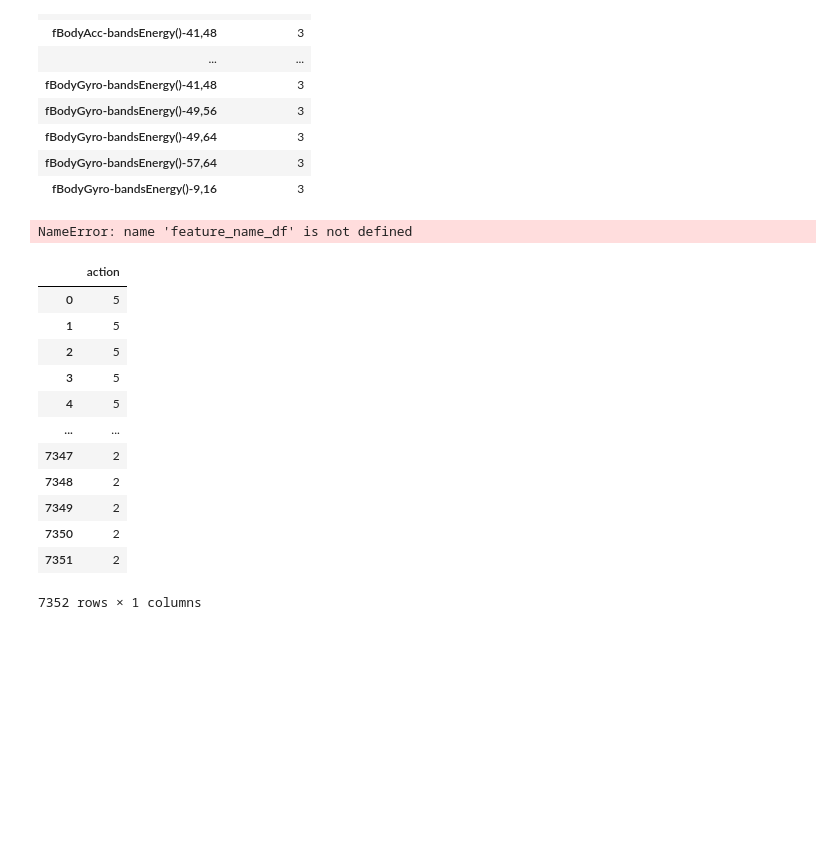
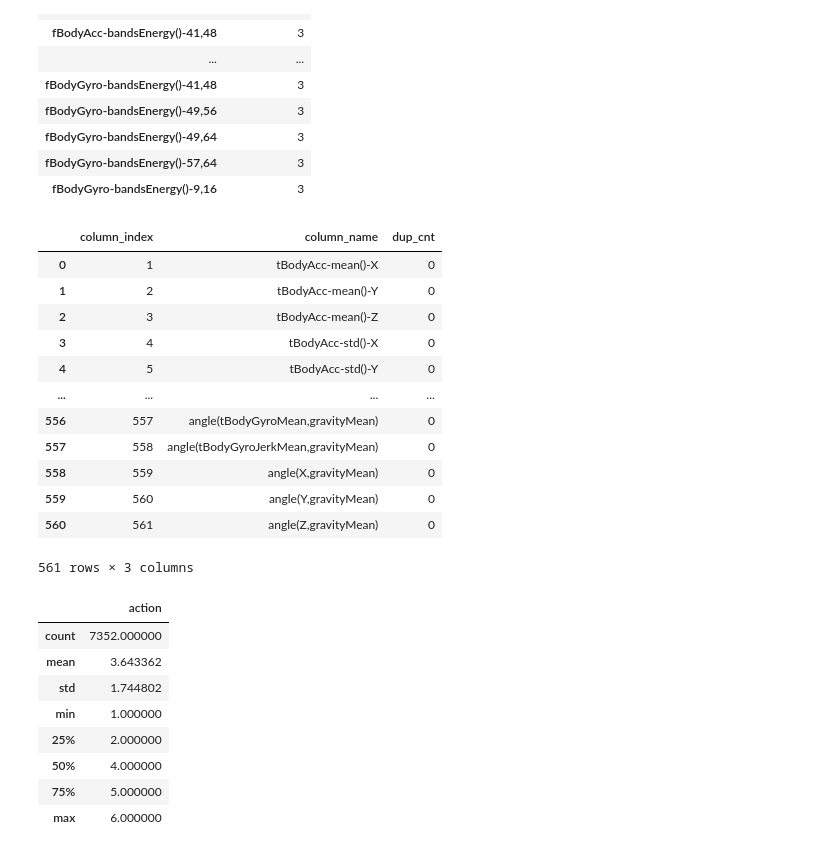
Before and after one commit to kbigdata0010/ml, a Jupyter notebook: HumanActivityRecognition.ipynb, the cells around one changed output. Drawn from its saved outputs; the diff is of its cells as text; code cells hidden in the pictures; blank space fills up the shorter version.

```diff
--- a/HumanActivityRecognition.ipynb
+++ b/HumanActivityRecognition.ipynb
@@ -2,7 +2,7 @@
 import pandas as pd
 import matplotlib.pyplot as plt
 
-feature_name_df = pd.read_csv('C:/apps/ml/datasets/UCI HAR Dataset/features.txt',sep=' ' , header=None , names=['column_index', 'column_name'])
+feature_name_df = pd.read_csv('./datasets/UCI HAR Dataset/features.txt',sep=' ' , header=None , names=['column_index', 'column_name'])
 feature_name = feature_name_df.iloc[:, 1].tolist()
 feature_name
 # %% [output]
@@ -61,7 +61,19 @@ def get_new_feature_name_df(old_feature_name_df):
 # %%
 get_new_feature_name_df(feature_name_df)
 # %% [output]
+|  | column_index | column_name | dup_cnt |
+| 0 | 1 | tBodyAcc-mean()-X | 0 |
+| 1 | 2 | tBodyAcc-mean()-Y | 0 |
+| 2 | 3 | tBodyAcc-mean()-Z | 0 |
+| 3 | 4 | tBodyAcc-std()-X | 0 |
+| 4 | 5 | tBodyAcc-std()-Y | 0 |
+| ... | ... | ... | ... |
+| 556 | 557 | angle(tBodyGyroMean,gravityMean) | 0 |
+| 557 | 558 | angle(tBodyGyroJerkMean,gravityMean) | 0 |
+| 558 | 559 | angle(X,gravityMean) | 0 |
+| 559 | 560 | angle(Y,gravityMean) | 0 |
+| 560 | 561 | angle(Z,gravityMean) | 0 |
-NameError: name 'feature_name_df' is not defined
+561 rows × 3 columns
 # %%
 import pandas as pd
 def get_human_dataset():
@@ -83,18 +95,14 @@ def get_human_dataset():
 # %%
 X_train, X_test, y_train, y_test = get_human_dataset()
 # %%
-y_train
+y_train.describe()
 # %% [output]
 |  | action |
-| 0 | 5 |
-| 1 | 5 |
-| 2 | 5 |
-| 3 | 5 |
-| 4 | 5 |
-| ... | ... |
-| 7347 | 2 |
-| 7348 | 2 |
-| 7349 | 2 |
-| 7350 | 2 |
-| 7351 | 2 |
+| count | 7352.000000 |
+| mean | 3.643362 |
+| std | 1.744802 |
+| min | 1.000000 |
+| 25% | 2.000000 |
+| 50% | 4.000000 |
+| 75% | 5.000000 |
+| max | 6.000000 |
-7352 rows × 1 columns
```
Also changed, not shown: parts of 17 cells of this notebook.
